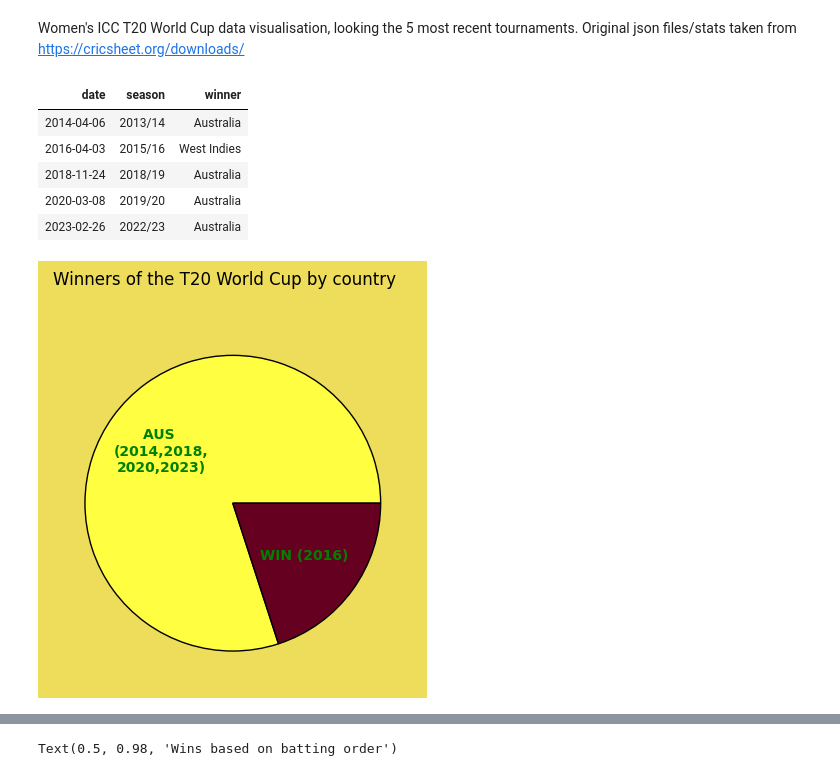
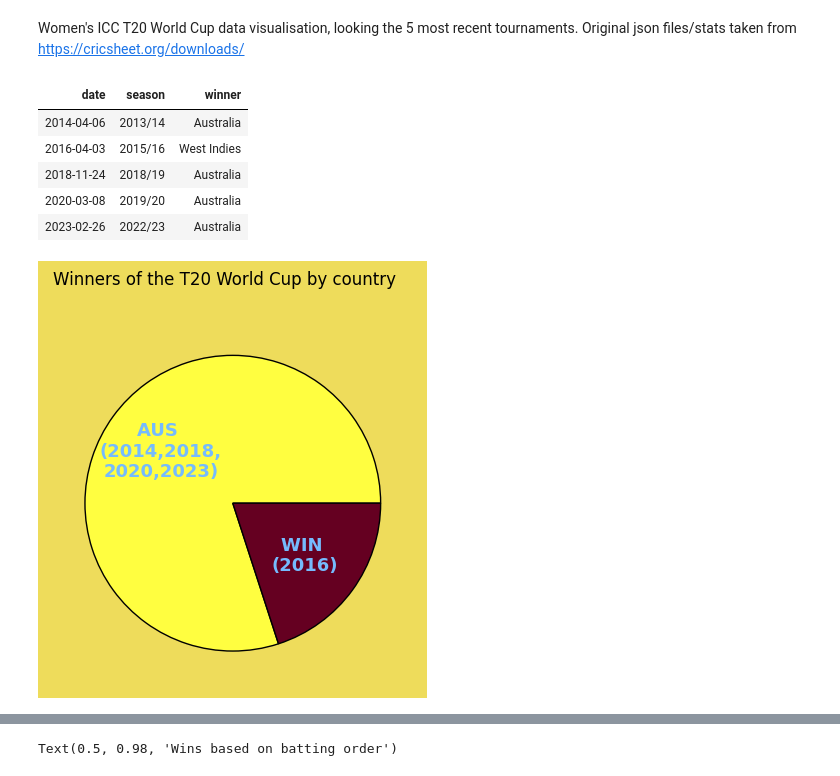
Before and after one commit to acidbear/T20WCData, a Jupyter notebook: overviewNotebook.ipynb, the cells around one changed output, grey strips where cells are left out. Saved outputs shown, nothing was run; the diff lists cells and outputs as text; code cells hidden in the pictures.

```diff
--- a/overviewNotebook.ipynb
+++ b/overviewNotebook.ipynb
@@ -68,25 +68,25 @@ titles = ["2014","2016","2018","2020","2023"]
 # %%
 def format(pct):
     if int(pct) == 80:
         return "AUS \n(2014,2018,\n2020,2023)"
-    return "WIN (2016)"
+    return "WIN \n(2016)"
 
 fig5,ax5 = plt.subplots()
 finals_wins = original_data[original_data['stage'] == 'Final'].copy()
 finals_wins = finals_wins[['date','season','winner']]
 counts = finals_wins['winner'].value_counts().sort_index().tolist()
-ax5.pie(counts,autopct=lambda pct : format(pct),colors=['xkcd:canary yellow','xkcd:maroon'],wedgeprops={'edgecolor' : 'black'},textprops=dict(color="green",fontweight='bold'))
+ax5.pie(counts,autopct=lambda pct : format(pct),colors=['xkcd:canary yellow','xkcd:maroon'],wedgeprops={'edgecolor' : 'black'},textprops=dict(color="xkcd:sky blue",fontweight='bold', fontsize= 13))
 fig5.suptitle("Winners of the T20 World Cup by country")
 fig5.set_facecolor("xkcd:dull yellow")
 HTML(finals_wins.to_html(index=False))
 # %% [output]
 | date | season | winner |
 | 2014-04-06 | 2013/14 | Australia |
 | 2016-04-03 | 2015/16 | West Indies |
 | 2018-11-24 | 2018/19 | Australia |
 | 2020-03-08 | 2019/20 | Australia |
 | 2023-02-26 | 2022/23 | Australia |
-[figure, old version]
+[figure, new version]
 # %%
 fig1, ax1 = plt.subplots(2,3,figsize=(6,6))
 axes1 = ax1.ravel()
```
Also changed, not shown: parts of 4 cells of this notebook.
